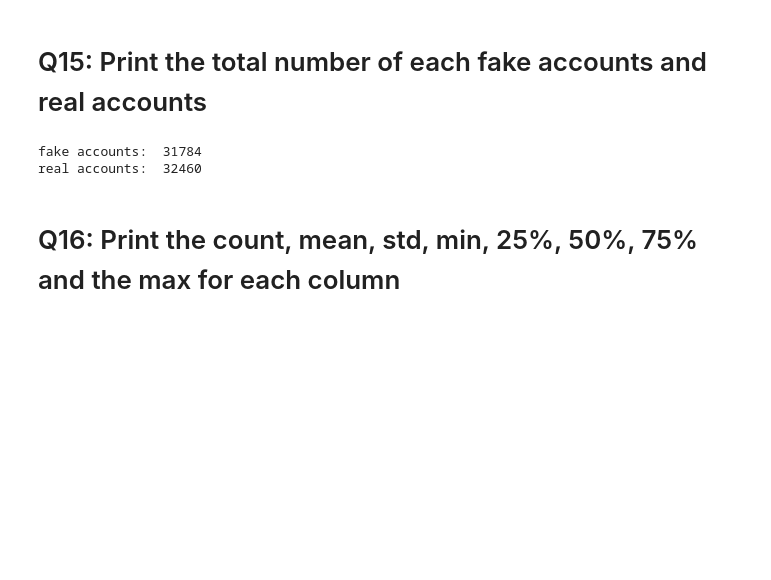
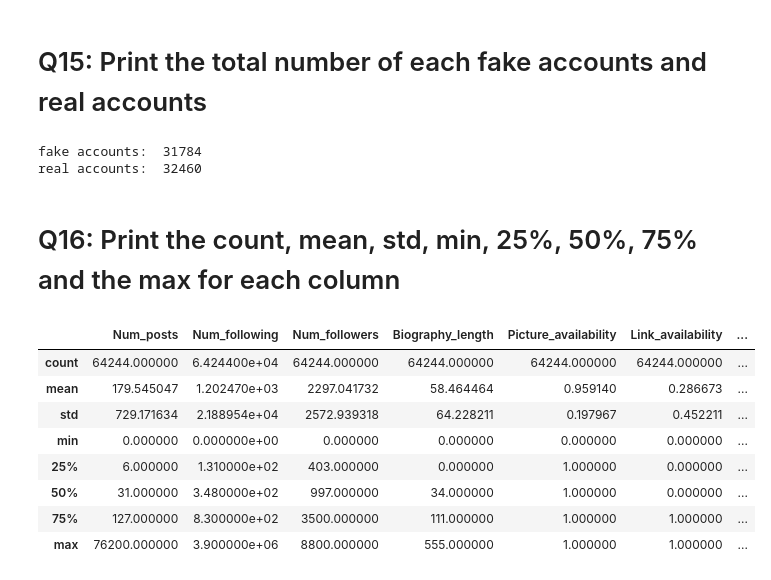
Before and after one commit to alaakhsa/Pandas-Lab2, a Jupyter notebook: Pandas_Assignment2.ipynb, the cells around one changed output. Drawn from its saved outputs; the diff is of its cells as text; code cells hidden in the pictures; blank space fills up the shorter version.

```diff
--- a/Pandas_Assignment2.ipynb
+++ b/Pandas_Assignment2.ipynb
@@ -239,4 +239,14 @@ real accounts:  32460
 # %% [markdown]
 # Q16: Print the count, mean, std, min, 25%, 50%, 75% and the max for each column
 # %%
-# write your code here ^_^
+re.describe()
+# %% [output]
+|  | Num_posts | Num_following | Num_followers | Biography_length | Picture_availability | Link_availability | ... |
+| count | 64244.000000 | 6.424400e+04 | 64244.000000 | 64244.000000 | 64244.000000 | 64244.000000 | ... |
+| mean | 179.545047 | 1.202470e+03 | 2297.041732 | 58.464464 | 0.959140 | 0.286673 | ... |
+| std | 729.171634 | 2.188954e+04 | 2572.939318 | 64.228211 | 0.197967 | 0.452211 | ... |
+| min | 0.000000 | 0.000000e+00 | 0.000000 | 0.000000 | 0.000000 | 0.000000 | ... |
+| 25% | 6.000000 | 1.310000e+02 | 403.000000 | 0.000000 | 1.000000 | 0.000000 | ... |
+| 50% | 31.000000 | 3.480000e+02 | 997.000000 | 34.000000 | 1.000000 | 0.000000 | ... |
+| 75% | 127.000000 | 8.300000e+02 | 3500.000000 | 111.000000 | 1.000000 | 1.000000 | ... |
+| max | 76200.000000 | 3.900000e+06 | 8800.000000 | 555.000000 | 1.000000 | 1.000000 | ... |
```
